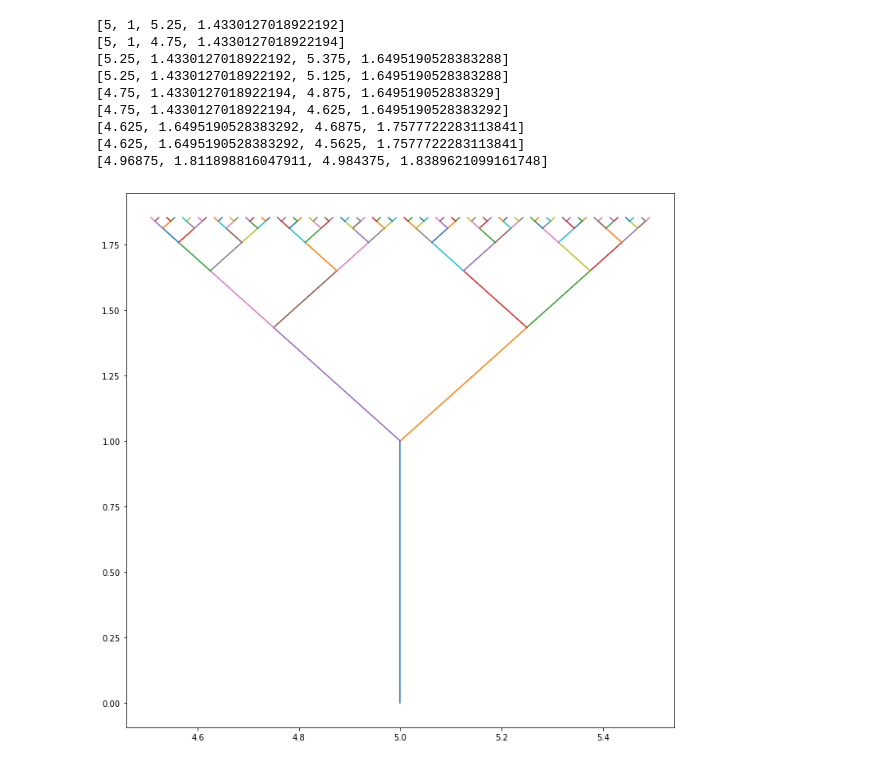
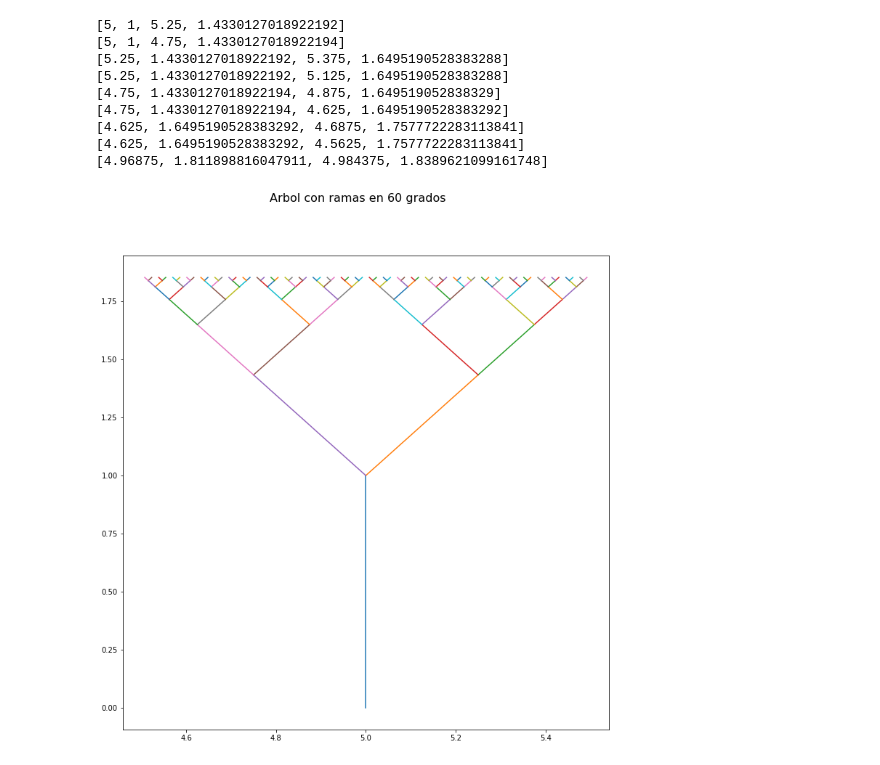
Before and after one commit to AlejandroFNadal/Fractales, a Jupyter notebook: Arboles.ipynb, the cells around one changed output. Cells and saved outputs as stored; diff of their text form; code cells hidden in the pictures.

```diff
--- a/Arboles.ipynb
+++ b/Arboles.ipynb
@@ -89,13 +89,13 @@ print(trunk.children[1].children[0].children[0].children[0].children[0].data)
 [4.96875, 1.811898816047911, 4.984375, 1.8389621099161748]
 # %%
 fig = pl.figure(figsize=(12,12))
-
+fig.suptitle("Arbol con ramas en 60 grados", fontsize=16)
 
 def goThroughBranches(node):
     pl.plot([node.data[0],node.data[2]],[node.data[1],node.data[3]])
     for child in node.children:
         goThroughBranches(child)
 
 goThroughBranches(trunk)
 # %% [output]
-[figure, old version]
+[figure, new version]
```
Also changed, not shown: parts of 14 cells of this notebook, 3 other files.
